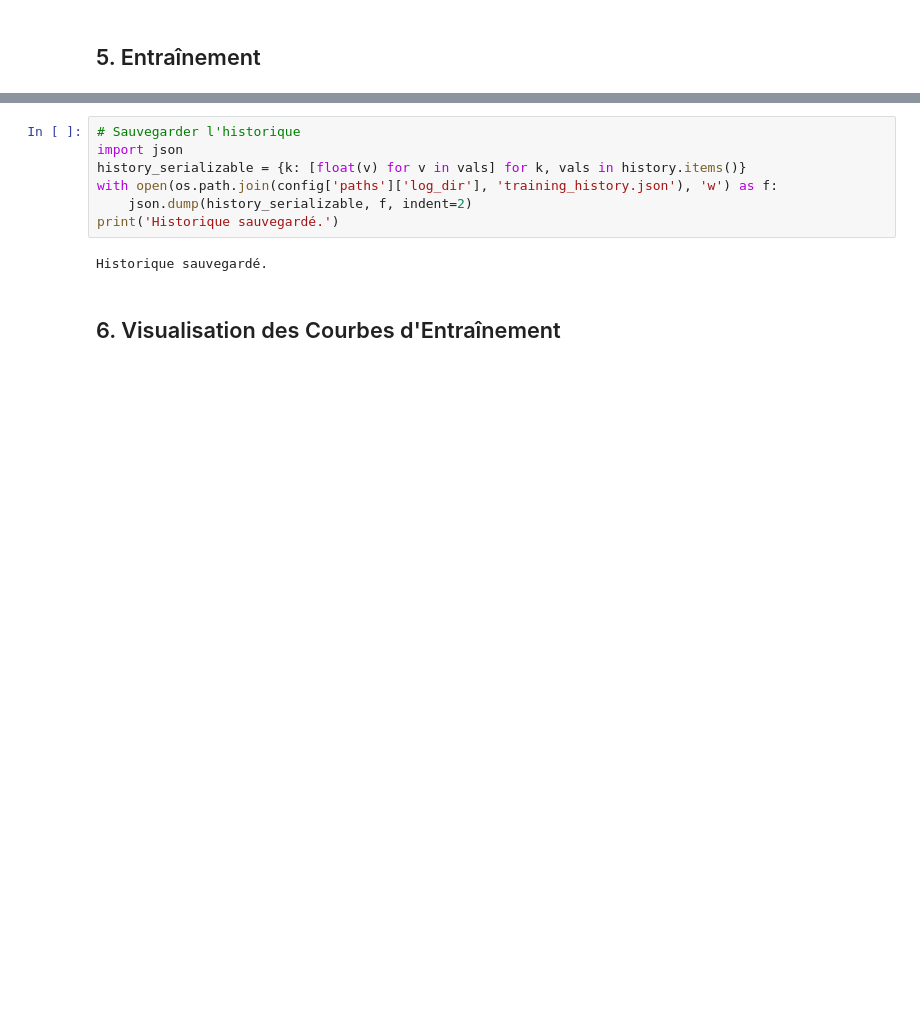
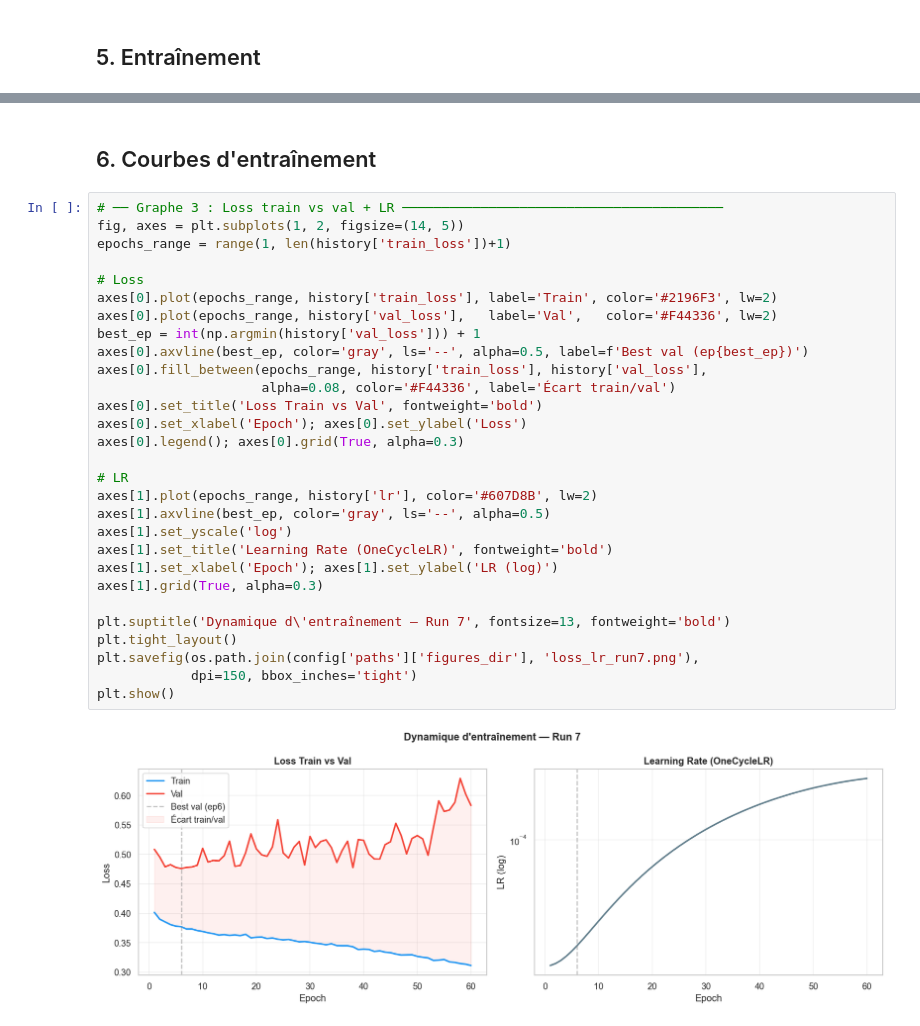
Before and after one commit to GamaSpeed/E-Emotion-Detection, a Jupyter notebook: notebooks/02_training_evaluation.ipynb, the cells around one changed output, grey strips where cells are left out. Drawn from its saved outputs; the diff is of its cells as text; blank space fills up the shorter version.

```diff
--- a/notebooks/02_training_evaluation.ipynb
+++ b/notebooks/02_training_evaluation.ipynb
@@ -382,11 +418,33 @@ Epoch [ 10/50] | Loss train=0.6782 val=0.8120 | Acc=48.43% F1=26.67% | LR=3.14e-
-# %%
-# Sauvegarder l'historique
-import json
-history_serializable = {k: [float(v) for v in vals] for k, vals in history.items()}
-with open(os.path.join(config['paths']['log_dir'], 'training_history.json'), 'w') as f:
-    json.dump(history_serializable, f, indent=2)
-print('Historique sauvegardé.')
-# %% [output]
-Historique sauvegardé.
 # %% [markdown]
-## 6. Visualisation des Courbes d'Entraînement
+## 6. Courbes d'entraînement
+# %%
+# ── Graphe 3 : Loss train vs val + LR ─────────────────────────────────────────
+fig, axes = plt.subplots(1, 2, figsize=(14, 5))
+epochs_range = range(1, len(history['train_loss'])+1)
+
+# Loss
+axes[0].plot(epochs_range, history['train_loss'], label='Train', color='#2196F3', lw=2)
+axes[0].plot(epochs_range, history['val_loss'],   label='Val',   color='#F44336', lw=2)
+best_ep = int(np.argmin(history['val_loss'])) + 1
+axes[0].axvline(best_ep, color='gray', ls='--', alpha=0.5, label=f'Best val (ep{best_ep})')
+axes[0].fill_between(epochs_range, history['train_loss'], history['val_loss'],
+                     alpha=0.08, color='#F44336', label='Écart train/val')
+axes[0].set_title('Loss Train vs Val', fontweight='bold')
+axes[0].set_xlabel('Epoch'); axes[0].set_ylabel('Loss')
+axes[0].legend(); axes[0].grid(True, alpha=0.3)
+
+# LR
+axes[1].plot(epochs_range, history['lr'], color='#607D8B', lw=2)
+axes[1].axvline(best_ep, color='gray', ls='--', alpha=0.5)
+axes[1].set_yscale('log')
+axes[1].set_title('Learning Rate (OneCycleLR)', fontweight='bold')
+axes[1].set_xlabel('Epoch'); axes[1].set_ylabel('LR (log)')
+axes[1].grid(True, alpha=0.3)
+
+plt.suptitle('Dynamique d\'entraînement — Run 7', fontsize=13, fontweight='bold')
+plt.tight_layout()
+plt.savefig(os.path.join(config['paths']['figures_dir'], 'loss_lr_run7.png'),
+            dpi=150, bbox_inches='tight')
+plt.show()
+# %% [output]
+[figure, added]
```
Also changed, not shown: parts of 43 cells of this notebook, 17 other files.
